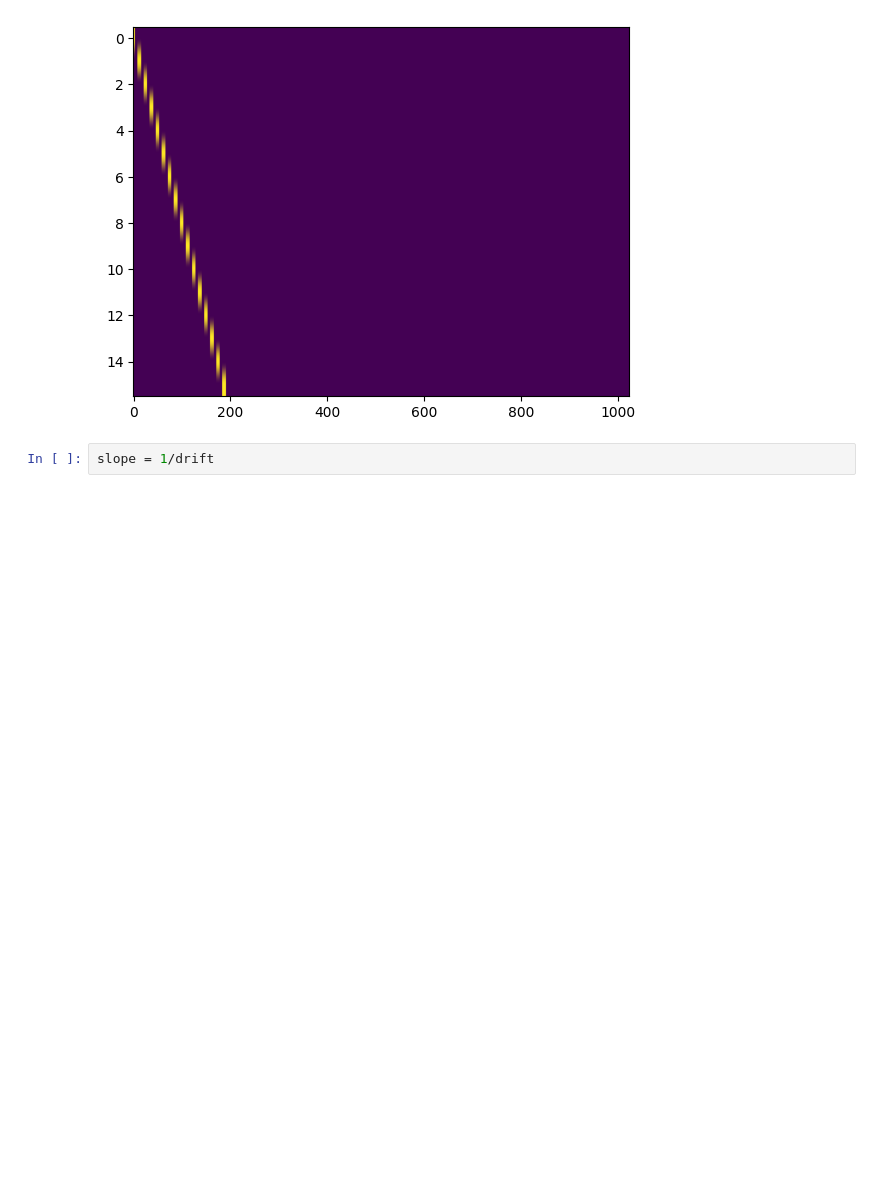
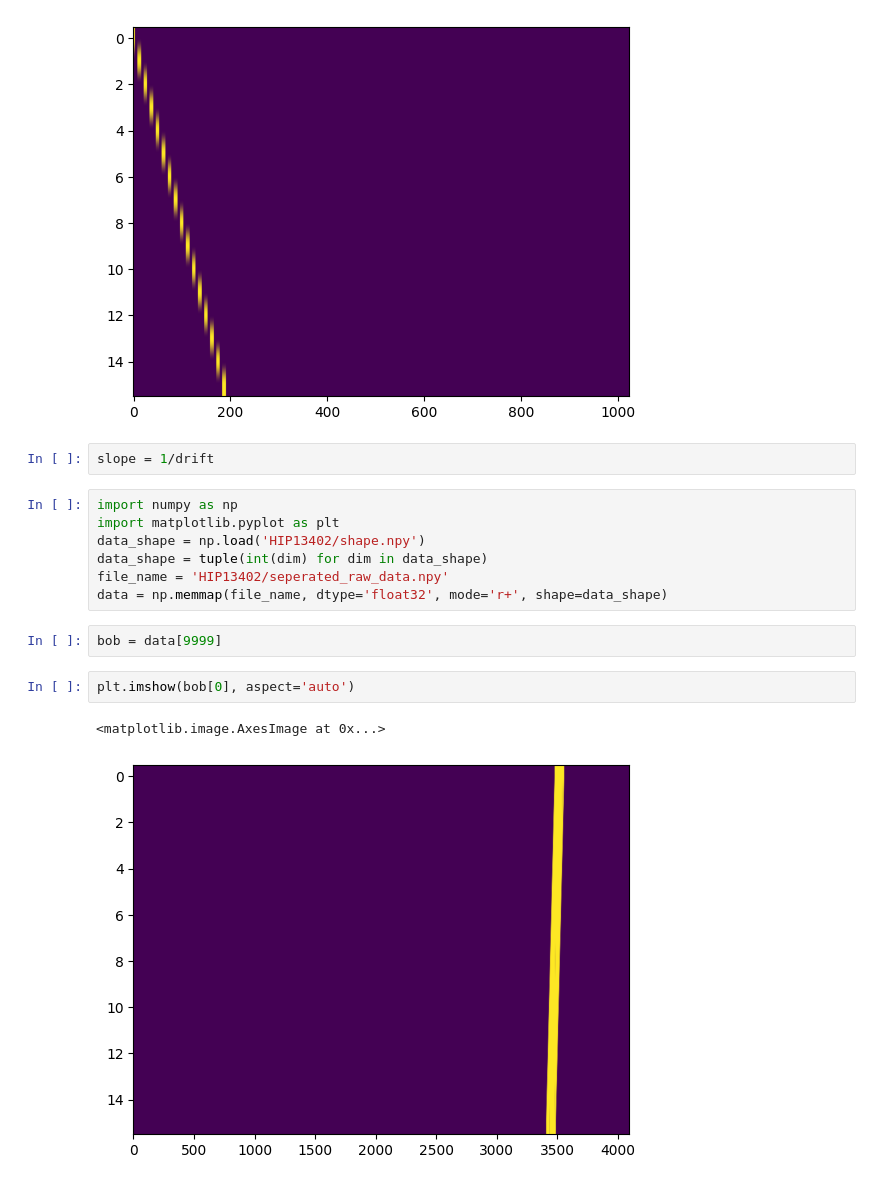
Before and after one commit to kaimul19/BreakthroughAutoencoder, a Jupyter notebook: Setigen_Cadence_Test.ipynb, the cells around one changed output. Saved outputs shown, nothing was run; the diff lists cells and outputs as text; blank space fills up the shorter version.

```diff
--- a/Setigen_Cadence_Test.ipynb
+++ b/Setigen_Cadence_Test.ipynb
@@ -487,3 +487,17 @@ plt.show()
 [figure]
 # %%
 slope = 1/drift
+# %%
+import numpy as np
+import matplotlib.pyplot as plt
+data_shape = np.load('HIP13402/shape.npy')
+data_shape = tuple(int(dim) for dim in data_shape)
+file_name = 'HIP13402/seperated_raw_data.npy'
+data = np.memmap(file_name, dtype='float32', mode='r+', shape=data_shape)
+# %%
+bob = data[9999]
+# %%
+plt.imshow(bob[0], aspect='auto')
+# %% [output]
+<matplotlib.image.AxesImage at 0x...>
+[figure, added]
```
